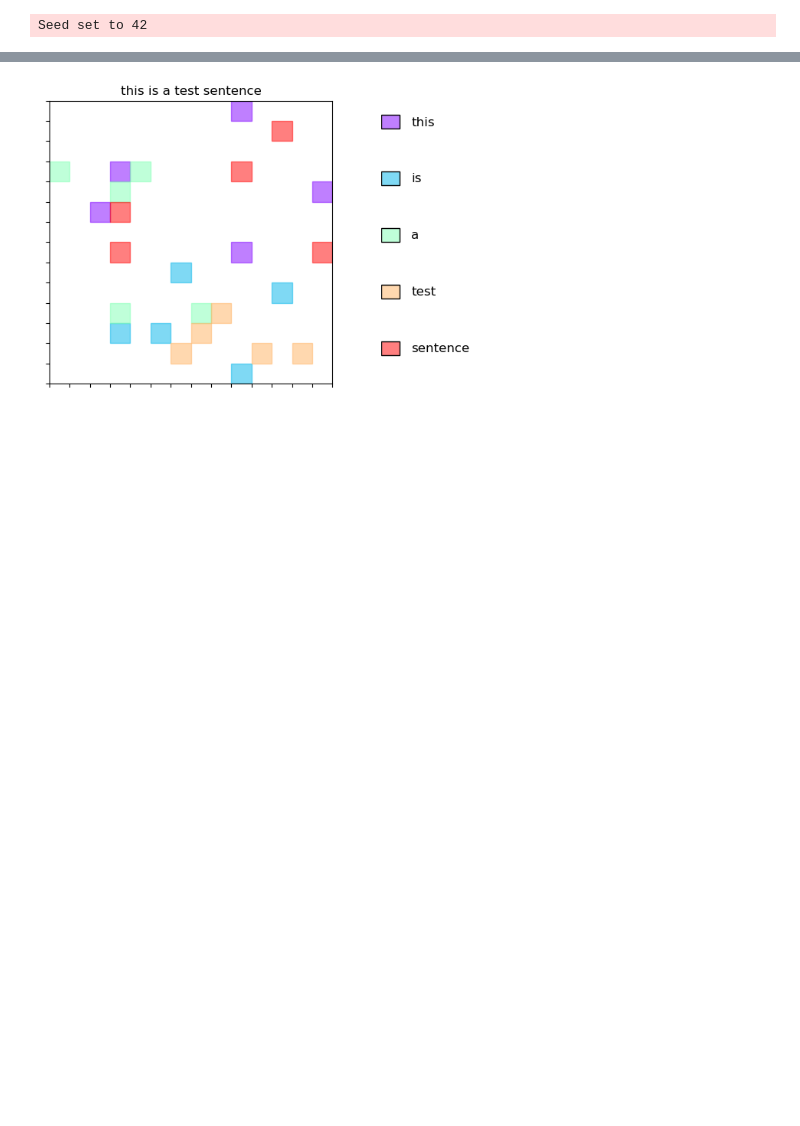
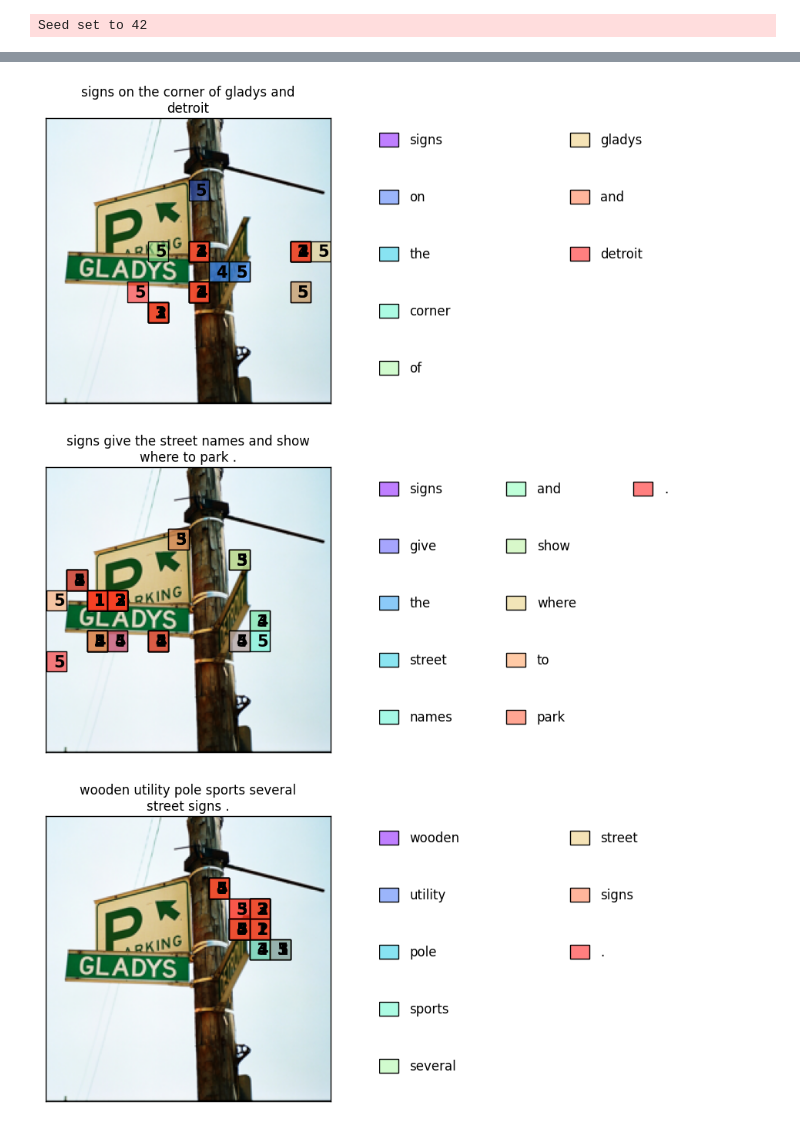
Before and after one commit to TimCares/MasterThesis, a Jupyter notebook: src/visualizations/filip_cmli.ipynb, the cells around one changed output, grey strips where cells are left out. Cells and saved outputs as stored; diff of their text form; code cells hidden in the pictures; blank space fills up the shorter version.

```diff
--- a/src/visualizations/filip_cmli.ipynb
+++ b/src/visualizations/filip_cmli.ipynb
@@ -63,3 +59,19 @@ module = module_cls.load_from_checkpoint(MODEL_PATH)
 module = module.to(device)
 module.requires_grad_(False)
 module.eval()
+
+teacher_args = {
+    "drop_path_rate": 0.1,
+    "use_shared_rel_pos_bias": True,
+    "use_abs_pos_emb": False,
+    "vocab_size": 8192,
+    "init_values": 0.1,
+}
+
+teacher = load_beit2_teacher(
+    sd_path="/workspace/models/beitv2_base_patch16_224_pt1k.pth",
+    **teacher_args,
+)
+teacher.requires_grad_(False)
+teacher.eval()
+teacher = teacher.to(device)
@@ -73,25 +90,30 @@ def fit_text(figure, axes, text):
     wrapped_text = "\n".join(textwrap.wrap(text, width=max_chars_per_line))
     return wrapped_text
 # %%
-def t_cmli(module:nn.Module, text, padding_mask, image, topk=5) -> None:
-    text_emb = module.model.encode_text(text=text, padding_mask=padding_mask)['encoder_out'][1:]
+@torch.no_grad()
+def t_cmli(module, teacher, text, padding_mask, image, topk=5) -> None:
+    text_emb = module.model.encode_text(text=text, padding_mask=padding_mask)['encoder_out'][:, 1:]
     text_emb = module.t_cmli_loss.down_proj(text_emb)
     text_emb = text_emb / text_emb.norm(dim=1, keepdim=True)
 
-    image_emb = module.model.encode_image(image=image)['encoder_out'][1:]
+    bool_masked_pos = torch.zeros((image.shape[0], teacher.patch_embed.num_patches),
+                                      dtype=torch.bool).to(image.device)
+    image_emb = teacher.forward_features(
+        x=image,
+        bool_masked_pos=bool_masked_pos,
+    )[:, 1:]
     image_emb = module.t_cmli_loss.down_proj(image_emb)
     image_emb = image_emb / image_emb.norm(dim=1, keepdim=True)
-
     sim = opt_einsum.contract('b t d, b i d -> b t i', text_emb, image_emb)
 
-    padding_mask = mask_eos(padding_mask)[1:]
+    padding_mask = mask_eos(padding_mask)[:, 1:]
 
     token2patch_idx = sim.topk(topk, dim=-1).indices
     token2patch_idx_row = token2patch_idx // 14
     token2patch_idx_col = token2patch_idx % 14
     token2patch_coords = torch.stack([token2patch_idx_row, token2patch_idx_col], dim=-1)
 
-    return token2patch_coords
+    return token2patch_coords, padding_mask
 # %%
 def plot_legend(ax, text_list, colors):
     # Define the maximum number of items per column
@@ -162,10 +182,3 @@ def plot(image, text, token2patch, padding_mask) -> None:
     ax = fig.add_subplot(gs[0, 1])
     plot_legend(ax, tokens, colors)
     fig.show()
-# %%
-image_np = np.ones((224, 224, 3))
-tokens = tokenizer.convert_tokens_to_ids(tokenizer.tokenize("This is a test sentence"))
-token2patch = torch.randint(0, 14, (5, 5, 2))
-plot(image_np, tokens, token2patch)
-# %% [output]
-[figure, removed]
@@ -172,6 +234,14 @@ plot(image_np, tokens, token2patch)
 # %%
 batch = next(dl_iter)
-text = batch['text']
-image = batch['image']
-padding_mask = batch['padding_mask']
-token2patch = t_cmli(module, text, padding_mask, image)
+text = batch['text'].to(device)
+image = batch['image_teacher'].to(device)
+image_raw = batch['image_raw']
+padding_mask = batch['padding_mask'].to(device)
+token2patch, padding_mask = t_cmli(module, teacher, text, padding_mask, image)
+text = text[:, 1:]
+for i in range(9):
+    plot(image_raw[i], text[i], token2patch[i], padding_mask[i])
+# %% [output]
+[figure, added]
+[figure, added]
+[figure, added]
```
Also changed, not shown: parts of 15 cells of this notebook.
